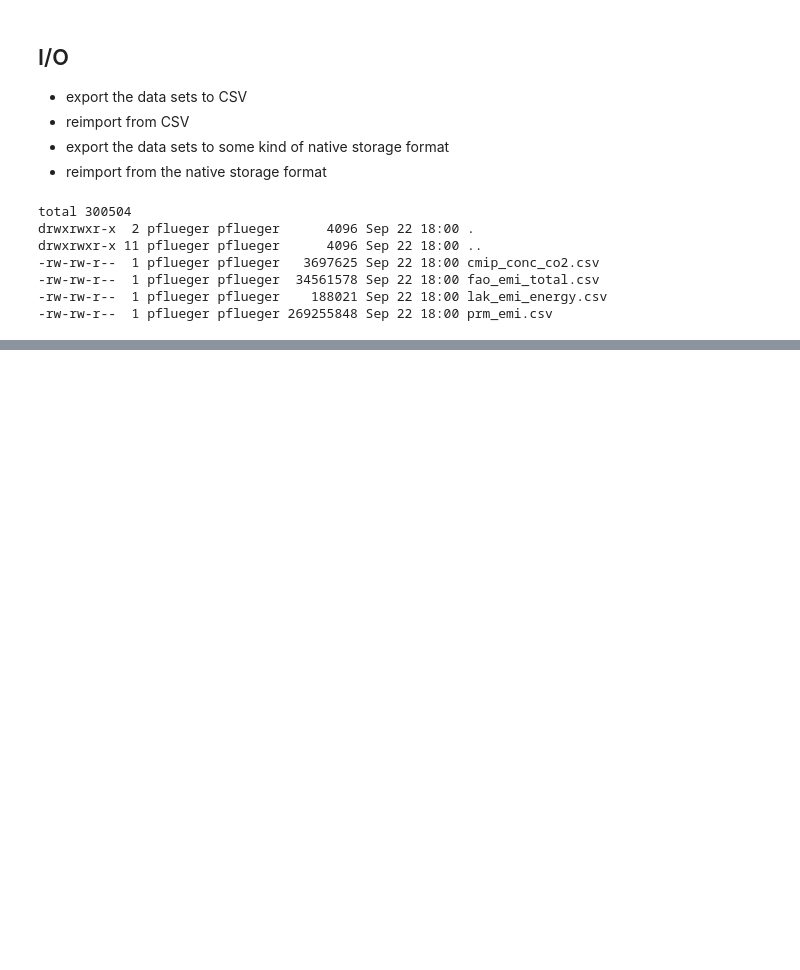
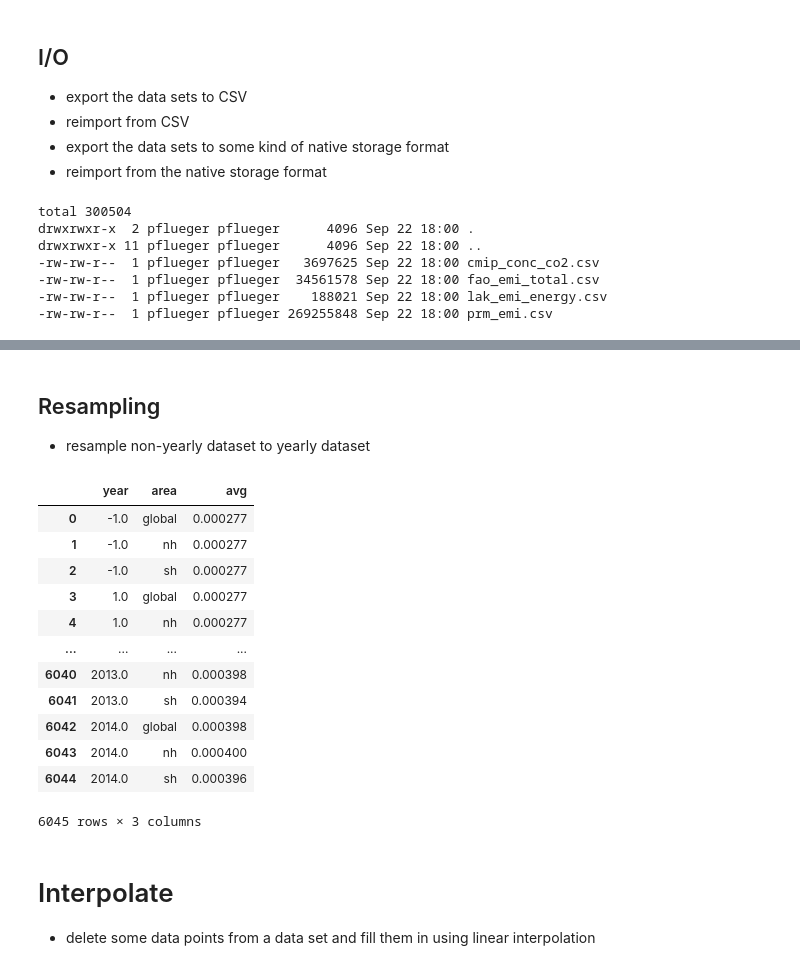
Before and after one commit to pik-piam/primap, a Jupyter notebook: data structures/evaluate_sql.ipynb, the cells around one changed output, grey strips where cells are left out. Cells and saved outputs as stored; diff of their text form; code cells hidden in the pictures; blank space fills up the shorter version.

```diff
--- a/data structures/evaluate_sql.ipynb
+++ b/data structures/evaluate_sql.ipynb
@@ -344,0 +646,27 @@ conn.commit()
+# %% [markdown]
+## Resampling
+* resample non-yearly dataset to yearly dataset
+# %%
+pdq("""
+select extract(year from date) as year, area, avg("CO2 concentration")
+from cmip_conc_co2
+group by extract(year from date), area
+order by year, area
+""")
+# %% [output]
+|  | year | area | avg |
+| 0 | -1.0 | global | 0.000277 |
+| 1 | -1.0 | nh | 0.000277 |
+| 2 | -1.0 | sh | 0.000277 |
+| 3 | 1.0 | global | 0.000277 |
+| 4 | 1.0 | nh | 0.000277 |
+| ... | ... | ... | ... |
+| 6040 | 2013.0 | nh | 0.000398 |
+| 6041 | 2013.0 | sh | 0.000394 |
+| 6042 | 2014.0 | global | 0.000398 |
+| 6043 | 2014.0 | nh | 0.000400 |
+| 6044 | 2014.0 | sh | 0.000396 |
+6045 rows × 3 columns
+# %% [markdown]
+# Interpolate
+* delete some data points from a data set and fill them in using linear interpolation
```
Also changed, not shown: parts of 43 cells of this notebook, 2 other files.
